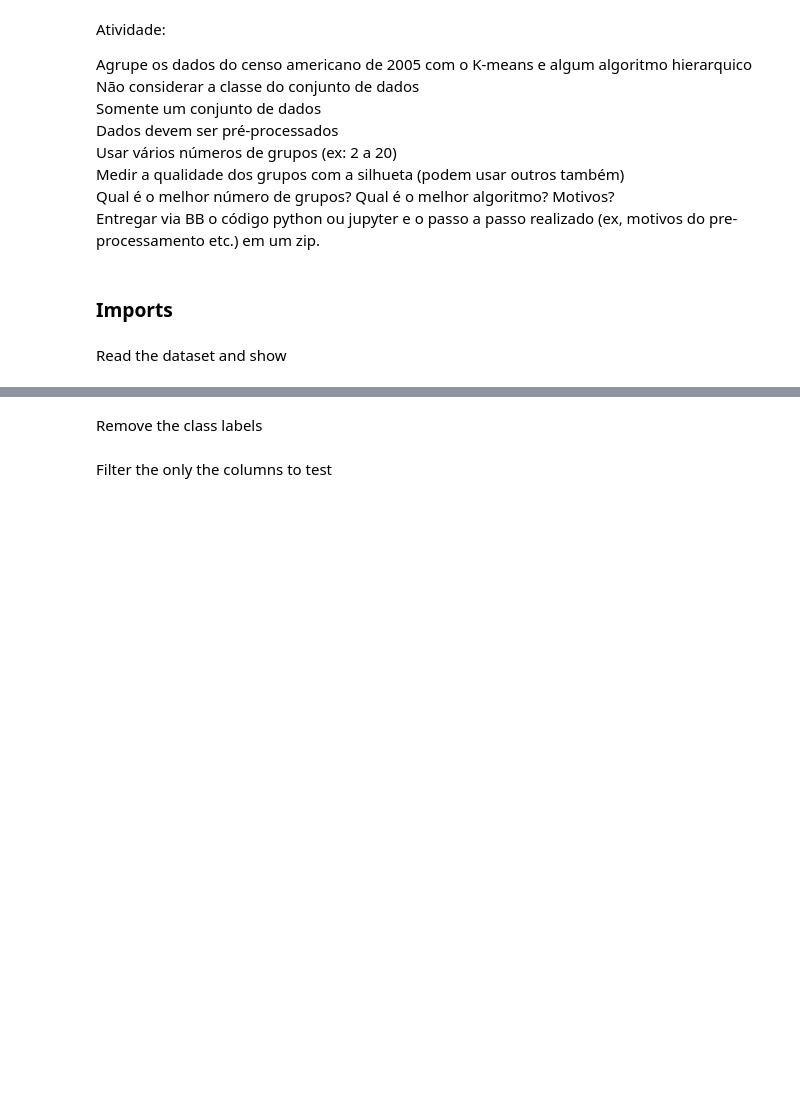
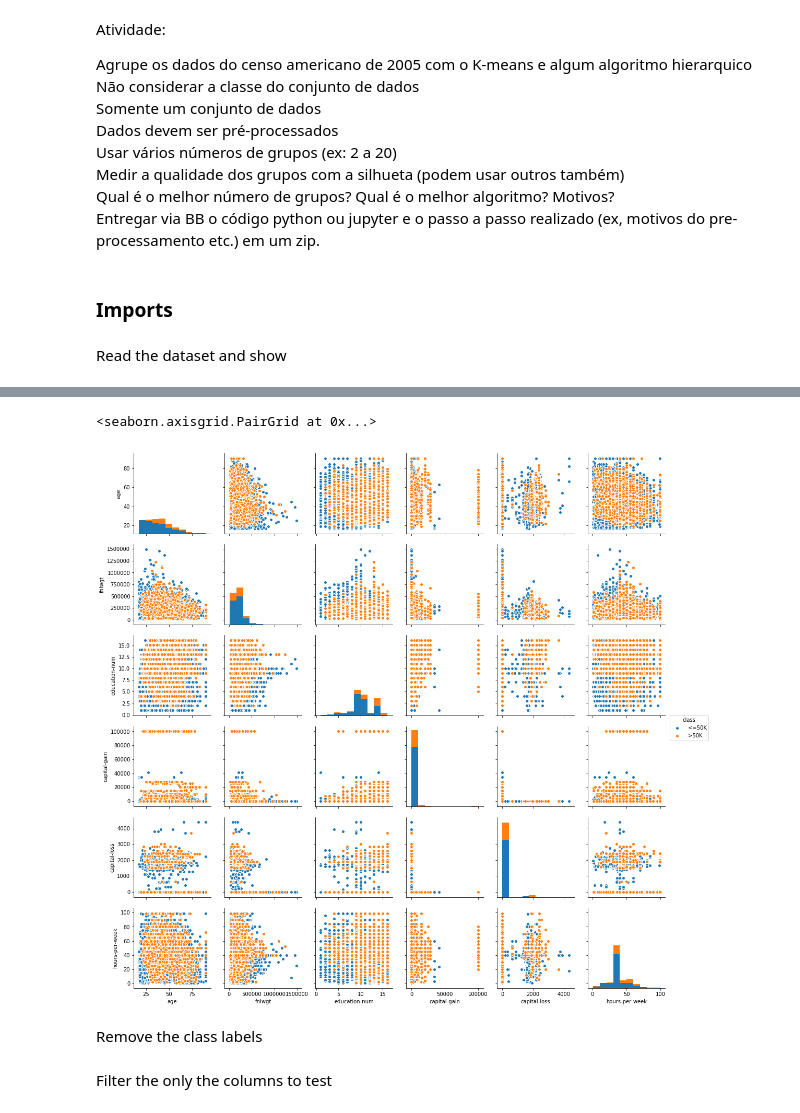
Before and after one commit to BrunoICardoso/DataScience, a Jupyter notebook: machine-learning-1/Trabalho 1 - Machine Learning 1.ipynb, the cells around one changed output, grey strips where cells are left out. Cells and saved outputs as stored; diff of their text form; code cells hidden in the pictures; blank space fills up the shorter version.

```diff
--- a/machine-learning-1/Trabalho 1 - Machine Learning 1.ipynb
+++ b/machine-learning-1/Trabalho 1 - Machine Learning 1.ipynb
@@ -71,3 +68,10 @@ censo.head(5)
+# %%
+#visualização dos dados rotulados por classes
+import seaborn as sb
+sb.pairplot(censo, hue='class')
+# %% [output]
+<seaborn.axisgrid.PairGrid at 0x...>
+[figure, added]
 # %% [markdown]
 Remove the class labels
 # %%
```
Also changed, not shown: parts of 3 cells of this notebook.
